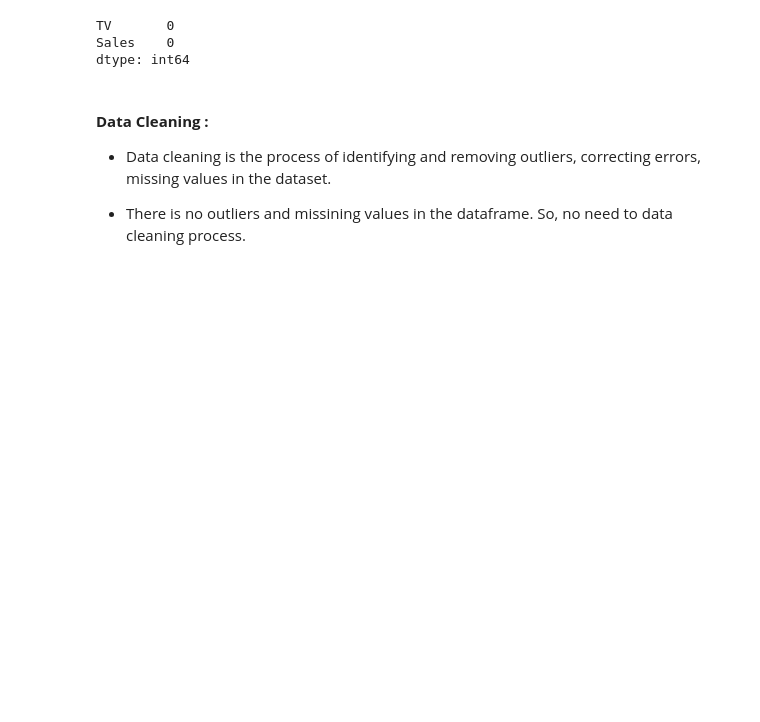
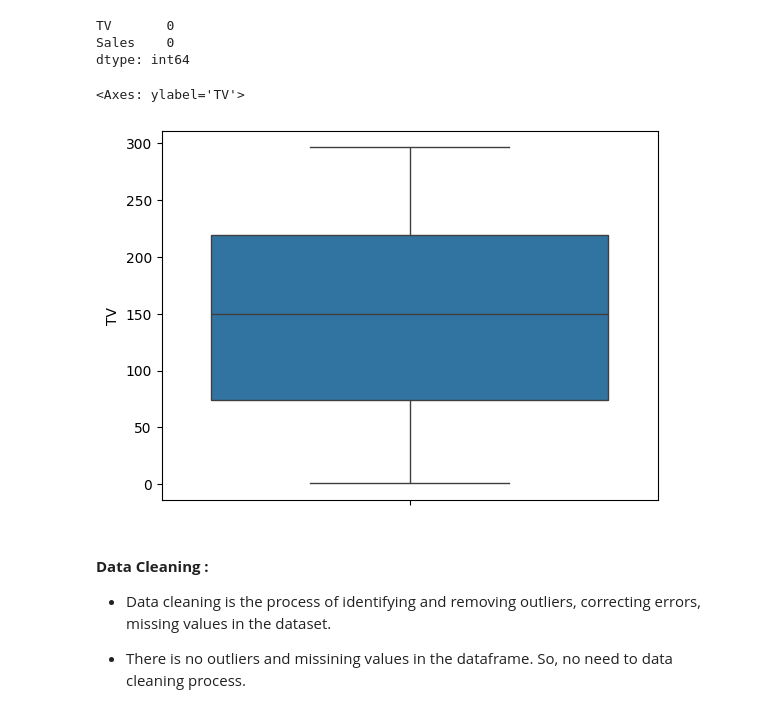
Before and after one commit to Ranjith5720/Regression_Models, a Jupyter notebook: Simple_Linear_Regression.ipynb, the cells around one changed output. Drawn from its saved outputs; the diff is of its cells as text; code cells hidden in the pictures; blank space fills up the shorter version.

```diff
--- a/Simple_Linear_Regression.ipynb
+++ b/Simple_Linear_Regression.ipynb
@@ -136,6 +136,13 @@ df.isnull().sum()
 TV       0
 Sales    0
 dtype: int64
+# %%
+# find outliers in independent varriable
+
+sns.boxplot(df['TV'])
+# %% [output]
+<Axes: ylabel='TV'>
+[figure, added]
 # %% [markdown]
 #### **Data Cleaning :**
 
```
Also changed, not shown: parts of 2 cells of this notebook.
